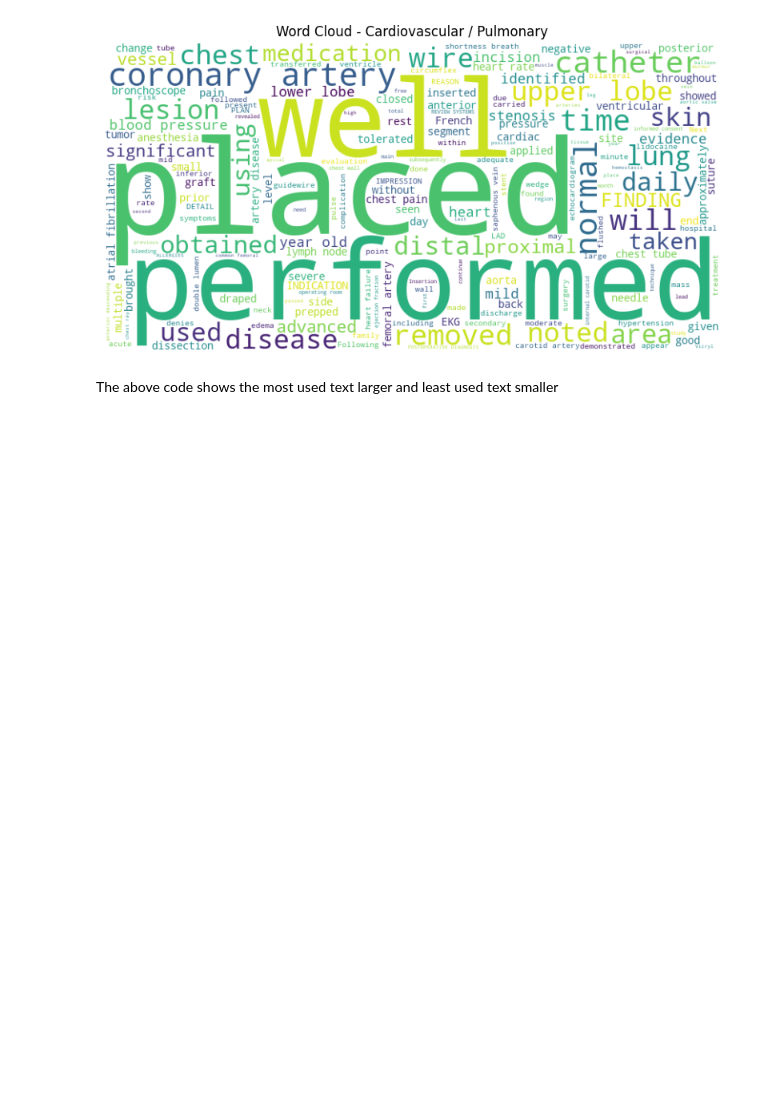
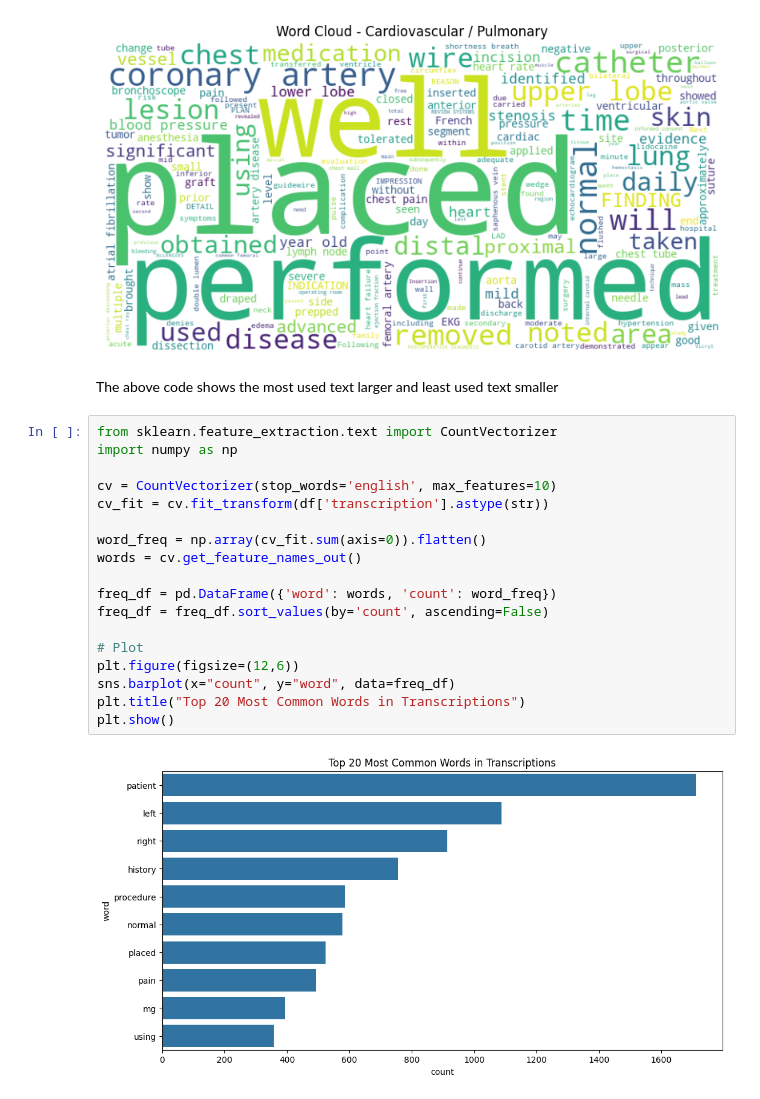
Before and after one commit to CortexTech/Clinical-Document-Classification-System, a Jupyter notebook: 1_eda_and_preprocessing.ipynb, the cells around one changed output. Cells and saved outputs as stored; diff of their text form; blank space fills up the shorter version.

Commit message:
created Frequency Plots of Common Words of most used 10 words

```diff
--- a/1_eda_and_preprocessing.ipynb
+++ b/1_eda_and_preprocessing.ipynb
@@ -65,3 +65,23 @@ plt.show()
 [figure]
 # %% [markdown]
 The above code shows the most used text larger and least used text smaller
+# %%
+from sklearn.feature_extraction.text import CountVectorizer
+import numpy as np
+
+cv = CountVectorizer(stop_words='english', max_features=10)
+cv_fit = cv.fit_transform(df['transcription'].astype(str))
+
+word_freq = np.array(cv_fit.sum(axis=0)).flatten()
+words = cv.get_feature_names_out()
+
+freq_df = pd.DataFrame({'word': words, 'count': word_freq})
+freq_df = freq_df.sort_values(by='count', ascending=False)
+
+# Plot
+plt.figure(figsize=(12,6))
+sns.barplot(x="count", y="word", data=freq_df)
+plt.title("Top 20 Most Common Words in Transcriptions")
+plt.show()
+# %% [output]
+[figure, added]
```
